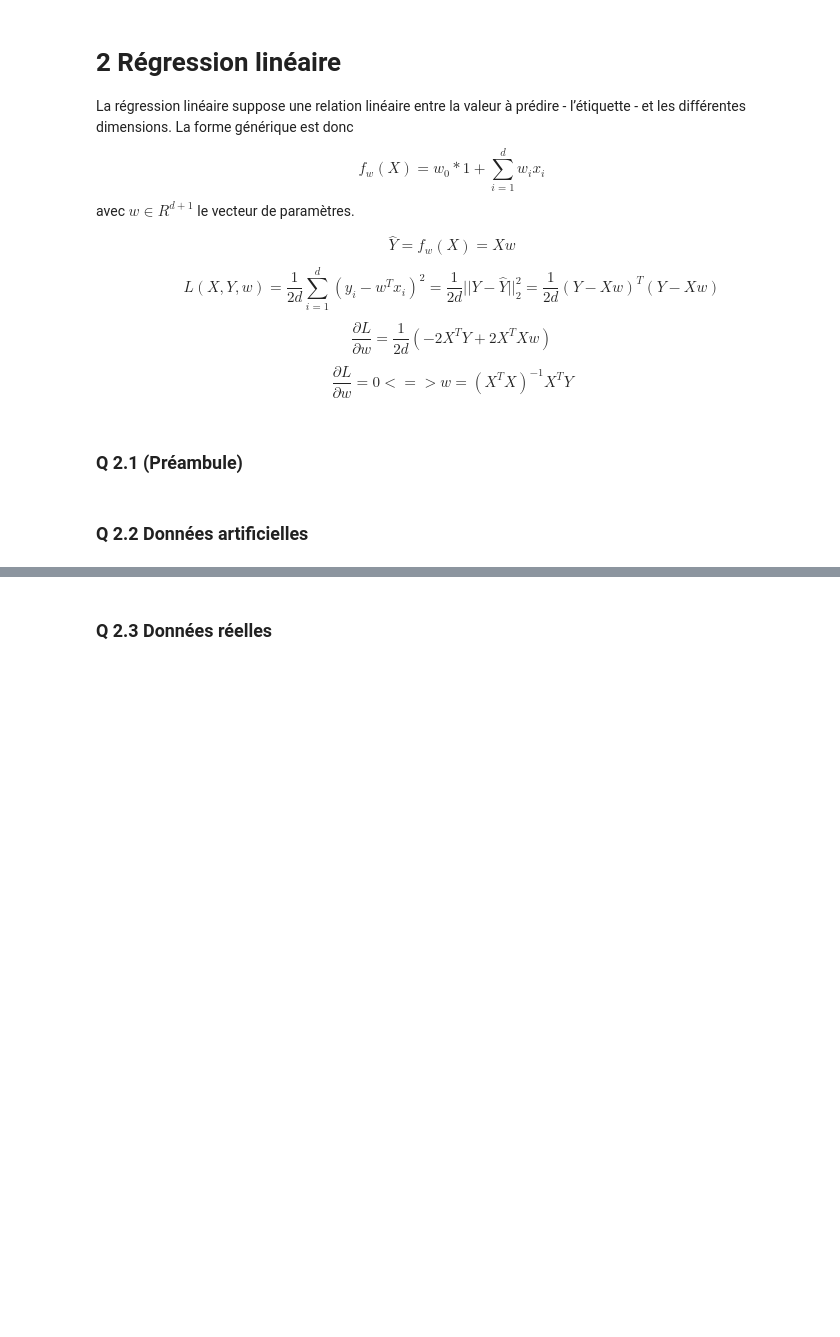
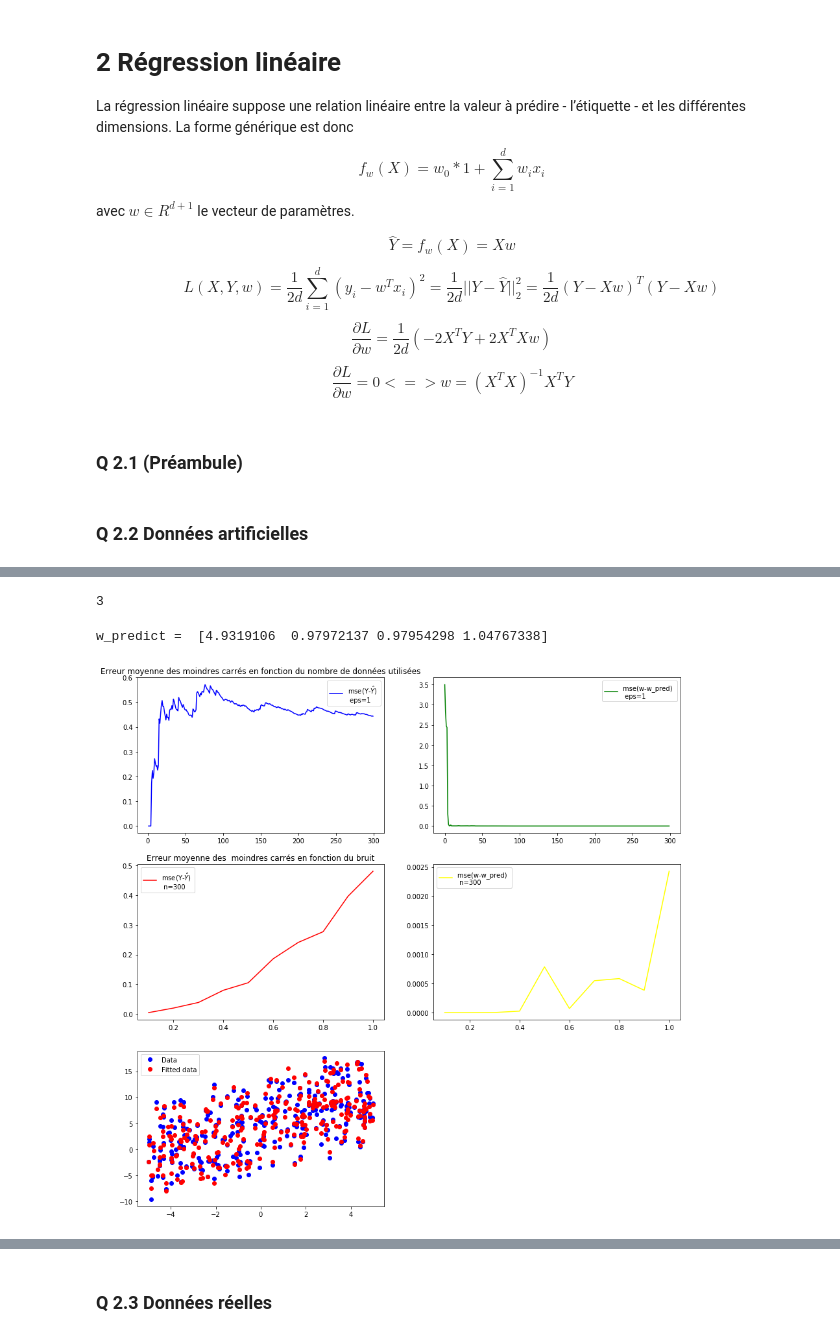
Before and after one commit to KVict/MALAP2018, a Jupyter notebook: ML_TP1.ipynb, the cells around one changed output, grey strips where cells are left out. Saved outputs shown, nothing was run; the diff lists cells and outputs as text; code cells hidden in the pictures; blank space fills up the shorter version.

```diff
--- a/ML_TP1.ipynb
+++ b/ML_TP1.ipynb
@@ -236,0 +244,53 @@ question22 ()
+# %%
+a_prim = np.ones((3,1))
+a_prim.shape[0]
+# %% [output]
+3
+# %%
+def question221 (a = np.ones(3)):
+    a.reshape(-1,1)
+
+    d = a.shape[0]
+    b = 5
+
+    eps = 1
+    nbex = 300
+
+    grille_N, eval_N_Y, eval_N_w = eval_data_art_N (a, b, d, eps, nbex)
+
+    grille_eps, eval_eps_Y, eval_eps_w = eval_data_art_eps (a, b, d, eps, nbex)
+
+    ax1 = plt.subplot(321)
+    ax1.plot(grille_N , eval_N_Y, color='blue', label='mse(Y-$\hat Y$) \n eps=1')
+    ax1.set_title('Erreur moyenne des moindres carrés en fonction du nombre de données utilisées')
+    ax1.legend()
+
+    ax12 = plt.subplot(322)
+    ax12.plot(grille_N , eval_N_w, color='green', label='mse(w-w_pred) \n eps=1')
+    ax12.legend()
+    #ax12.set_title('Erreur moyenne des moindres carrés en fonction du nombre de données utilisées')
+
+    ax2 = plt.subplot(323)
+    ax2.plot(grille_eps , eval_eps_Y, color='red', label='mse(Y-$\hat Y$) \n n=300' )
+    ax2.set_title('Erreur moyenne des  moindres carrés en fonction du bruit')
+    ax2.legend()
+
+    ax22 = plt.subplot(324)
+    ax22.plot(grille_eps , eval_eps_w, color='yellow', label='mse(w-w_pred) \n n=300' )
+    #ax22.set_title('Erreur moyenne des  moindres carrés en fonction du bruit')
+    ax22.legend()
+
+    X_art , Y_art = gen_linear_general (a, b, eps, nbex, d)
+    ax3 = plt.subplot(325)
+    ax3.plot(X_art[:,1] , Y_art, 'bo', label='Data')
+    ax3.plot(X_art[:,1], predict(regress(X_art, Y_art), X_art) , 'ro', label='Fitted data')
+    ax3.legend()
+
+    print('w_predict = ', regress(X_art, Y_art) )
+
+    plt.show()
+
+question221 ()
+# %% [output]
+w_predict =  [4.9319106  0.97972137 0.97954298 1.04767338]
+[figure, added]
```
Also changed, not shown: parts of 20 cells of this notebook.
